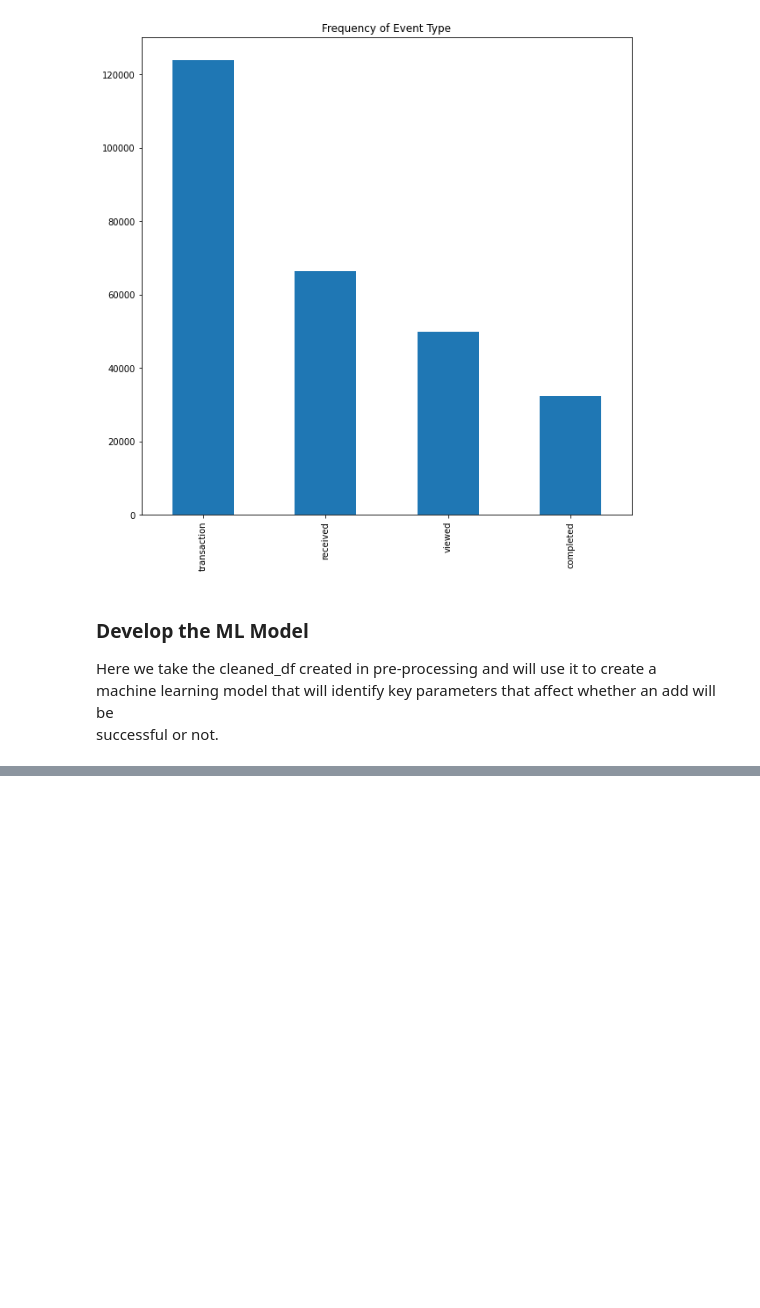
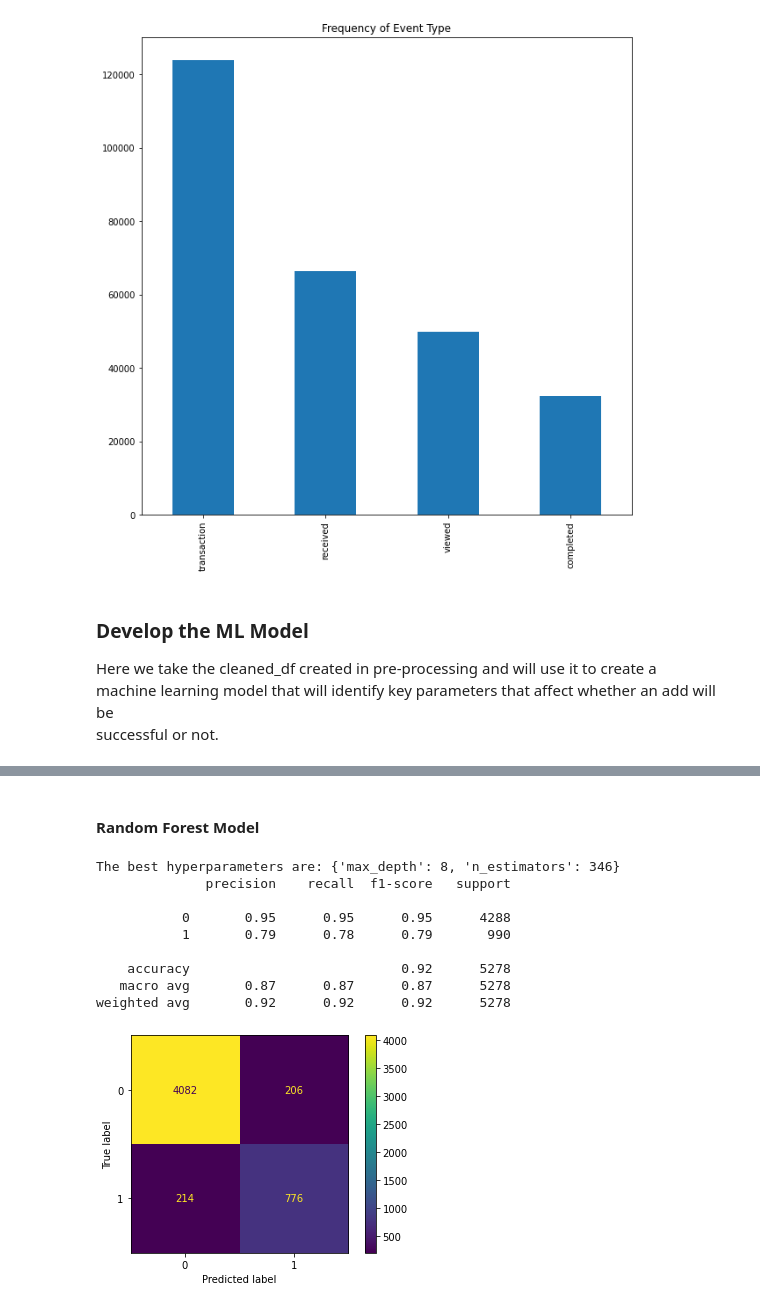
Before and after one commit to Jenemal/Udacity_Starbucks_Capstone, a Jupyter notebook: Starbucks_Capstone_Project.ipynb, the cells around one changed output, grey strips where cells are left out. Drawn from its saved outputs; the diff is of its cells as text; code cells hidden in the pictures; blank space fills up the shorter version.

```diff
--- a/Starbucks_Capstone_Project.ipynb
+++ b/Starbucks_Capstone_Project.ipynb
@@ -424,0 +426,48 @@ Index(['time', 'age', 'income', 'membership_duration', 'difficulty',
+# %% [markdown]
+#### Random Forest Model
+# %%
+if usingRandomForest == True:
+    # create a random forest classifier
+    random_forest = RandomForestClassifier()
+
+    # create parameter distribution
+    param_dist = {'n_estimators': randint(50,500),
+                  'max_depth': randint(1,10)}
+
+    # find the best hyperparameters
+    random_search = RandomizedSearchCV(
+        random_forest,
+        param_distributions = param_dist,
+        n_iter = 10,
+        cv = 5
+    )
+
+    # fit the random search object
+    random_search.fit(X_train, Y_train)
+
+    # identify the best hyperparameters
+    ideal_random_forest = random_search.best_estimator_
+
+    print("The best hyperparameters are:", random_search.best_params_)
+
+    # using the best model, generate the predictions
+    Y_pred = ideal_random_forest.predict(X_test)
+
+    # create confusion matrix
+    conf_matrix = confusion_matrix(Y_test, Y_pred)
+
+    ConfusionMatrixDisplay(confusion_matrix = conf_matrix).plot()
+
+    report  = classification_report(Y_test, Y_pred, labels = [0,1])
+    print(report)
+# %% [output]
+The best hyperparameters are: {'max_depth': 8, 'n_estimators': 346}
+              precision    recall  f1-score   support
+
+           0       0.95      0.95      0.95      4288
+           1       0.79      0.78      0.79       990
+
+    accuracy                           0.92      5278
+   macro avg       0.87      0.87      0.87      5278
+weighted avg       0.92      0.92      0.92      5278
+[figure, added]
```
Also changed, not shown: parts of 18 cells of this notebook.
